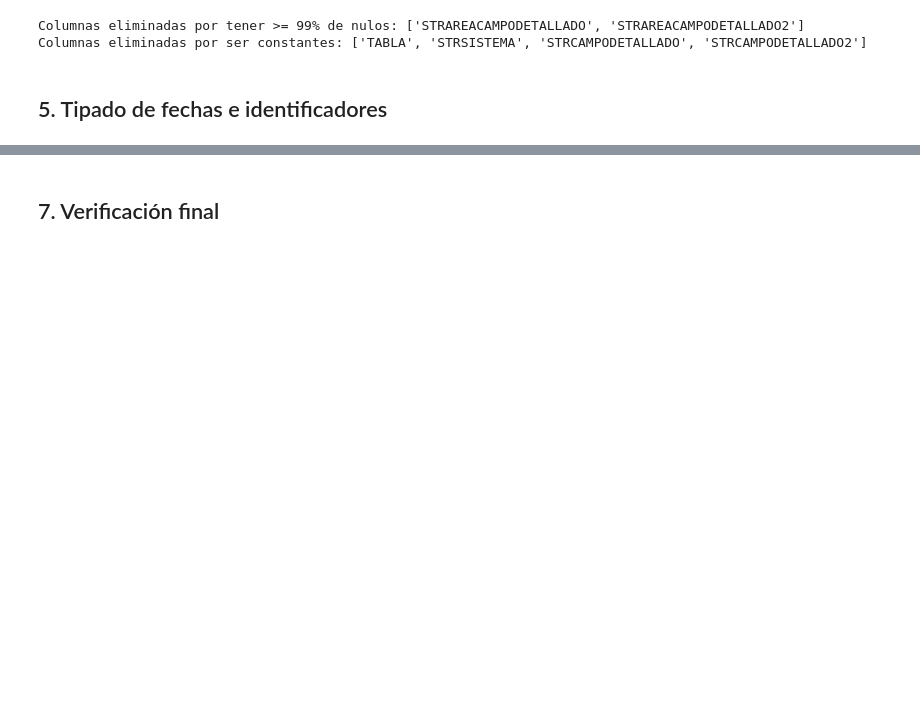
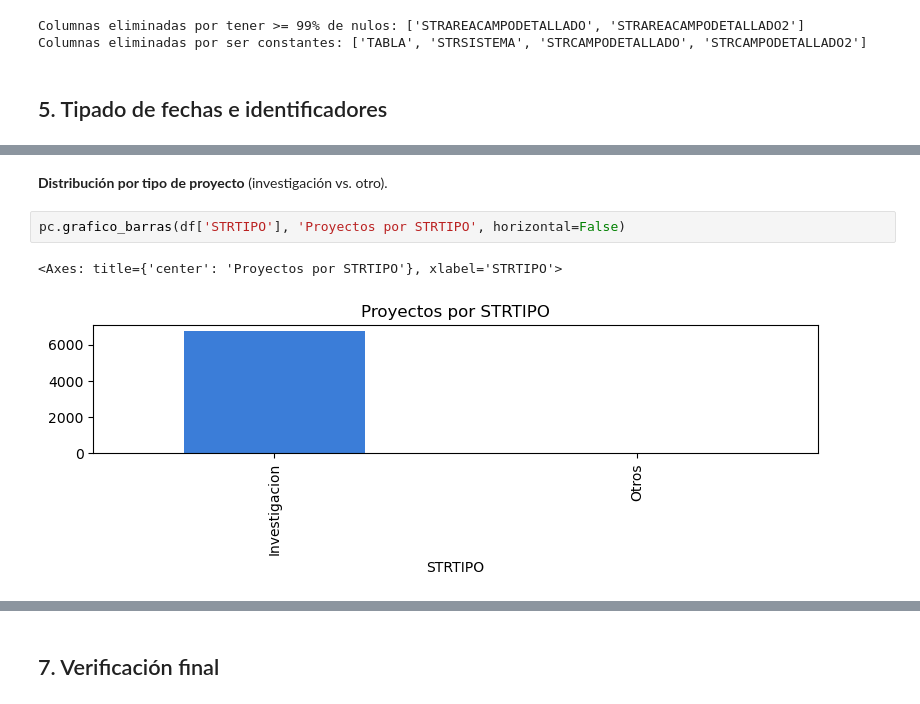
Before and after one commit to Pamela-rugel/Proyecto_Tesis, a Jupyter notebook: notebooks/preprocesamiento/15_proyectos_investigacion_disponible.ipynb, the cells around one changed output, grey strips where cells are left out. Cells and saved outputs as stored; diff of their text form; blank space fills up the shorter version.

```diff
--- a/notebooks/preprocesamiento/15_proyectos_investigacion_disponible.ipynb
+++ b/notebooks/preprocesamiento/15_proyectos_investigacion_disponible.ipynb
@@ -87,0 +105,7 @@ df = pc.castear_enteros(df, ['IDPROYECTOINVESTIGACION', 'IDPERSONA', 'IDPAIS', '
+# %% [markdown]
+**Distribución por tipo de proyecto** (investigación vs. otro).
+# %%
+pc.grafico_barras(df['STRTIPO'], 'Proyectos por STRTIPO', horizontal=False)
+# %% [output]
+<Axes: title={'center': 'Proyectos por STRTIPO'}, xlabel='STRTIPO'>
+[figure, added]
```
Also changed, not shown: parts of 14 cells of this notebook, 17 other files.
